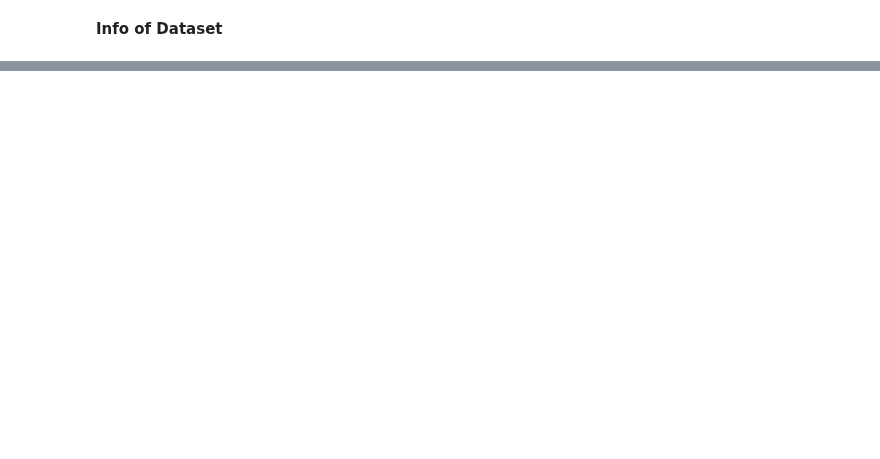
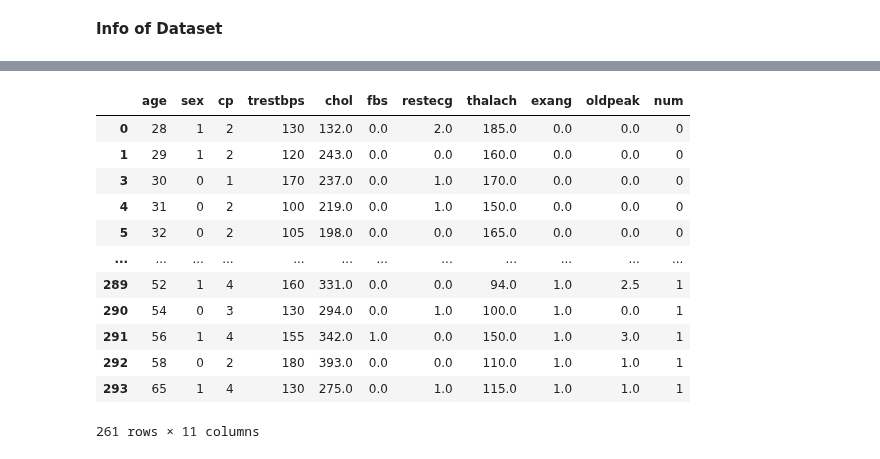
Before and after one commit to Jaiswar8888/Adventure-game-in-python, a Jupyter notebook: Untitled2.ipynb, the cells around one changed output, grey strips where cells are left out. Cells and saved outputs as stored; diff of their text form; code cells hidden in the pictures; blank space fills up the shorter version.

```diff
--- a/Untitled2.ipynb
+++ b/Untitled2.ipynb
@@ -91,0 +138,2 @@ df.describe()
+# %%
+df = df.dropna()
@@ -91,0 +149,16 @@ df.describe()
+# %%
+df
+# %% [output]
+|  | age | sex | cp | trestbps | chol | fbs | restecg | thalach | exang | oldpeak | num |
+| 0 | 28 | 1 | 2 | 130 | 132.0 | 0.0 | 2.0 | 185.0 | 0.0 | 0.0 | 0 |
+| 1 | 29 | 1 | 2 | 120 | 243.0 | 0.0 | 0.0 | 160.0 | 0.0 | 0.0 | 0 |
+| 3 | 30 | 0 | 1 | 170 | 237.0 | 0.0 | 1.0 | 170.0 | 0.0 | 0.0 | 0 |
+| 4 | 31 | 0 | 2 | 100 | 219.0 | 0.0 | 1.0 | 150.0 | 0.0 | 0.0 | 0 |
+| 5 | 32 | 0 | 2 | 105 | 198.0 | 0.0 | 0.0 | 165.0 | 0.0 | 0.0 | 0 |
+| ... | ... | ... | ... | ... | ... | ... | ... | ... | ... | ... | ... |
+| 289 | 52 | 1 | 4 | 160 | 331.0 | 0.0 | 0.0 | 94.0 | 1.0 | 2.5 | 1 |
+| 290 | 54 | 0 | 3 | 130 | 294.0 | 0.0 | 1.0 | 100.0 | 1.0 | 0.0 | 1 |
+| 291 | 56 | 1 | 4 | 155 | 342.0 | 1.0 | 0.0 | 150.0 | 1.0 | 3.0 | 1 |
+| 292 | 58 | 0 | 2 | 180 | 393.0 | 0.0 | 0.0 | 110.0 | 1.0 | 1.0 | 1 |
+| 293 | 65 | 1 | 4 | 130 | 275.0 | 0.0 | 1.0 | 115.0 | 1.0 | 1.0 | 1 |
+261 rows × 11 columns
```
Also changed, not shown: parts of 10 cells of this notebook.
